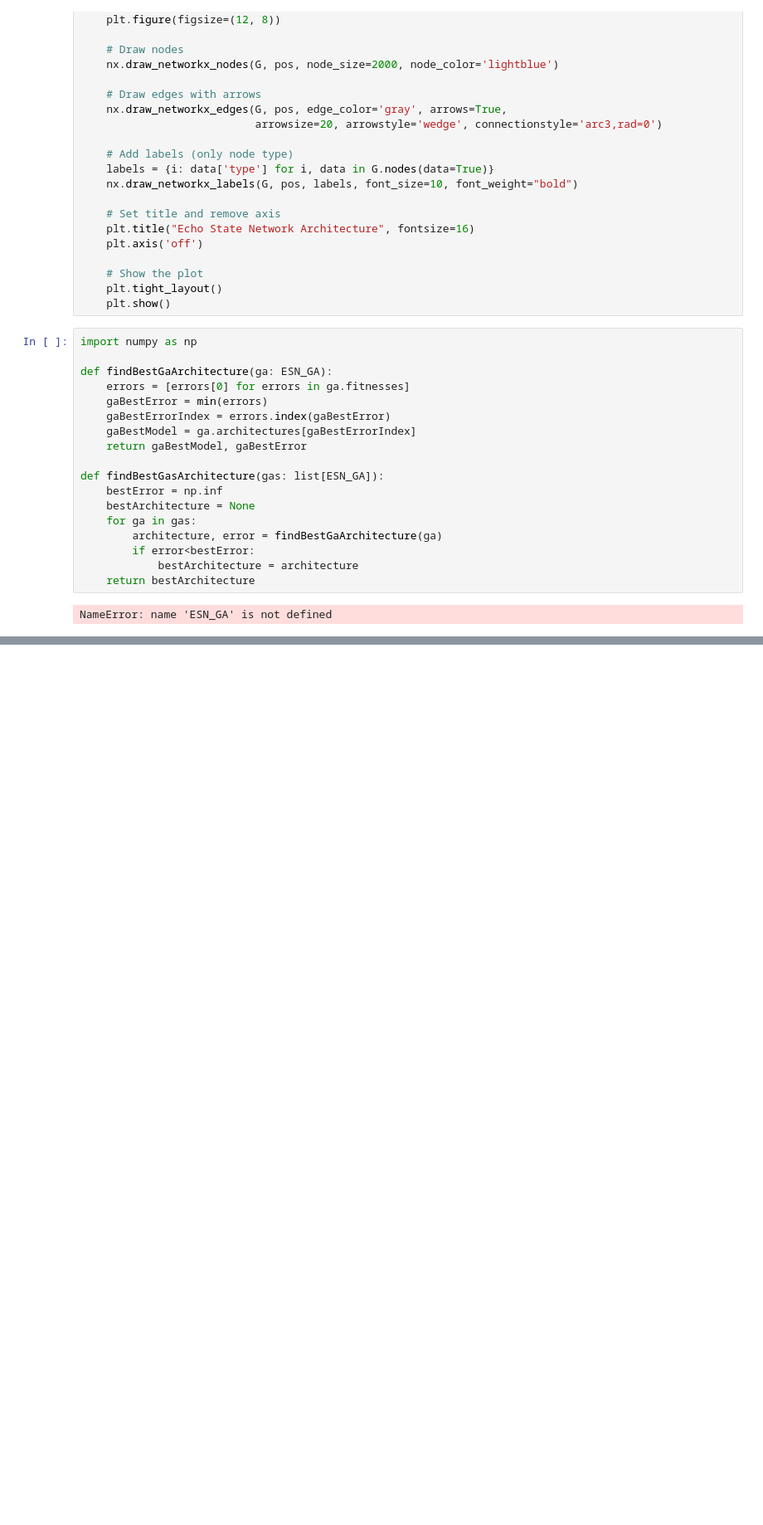
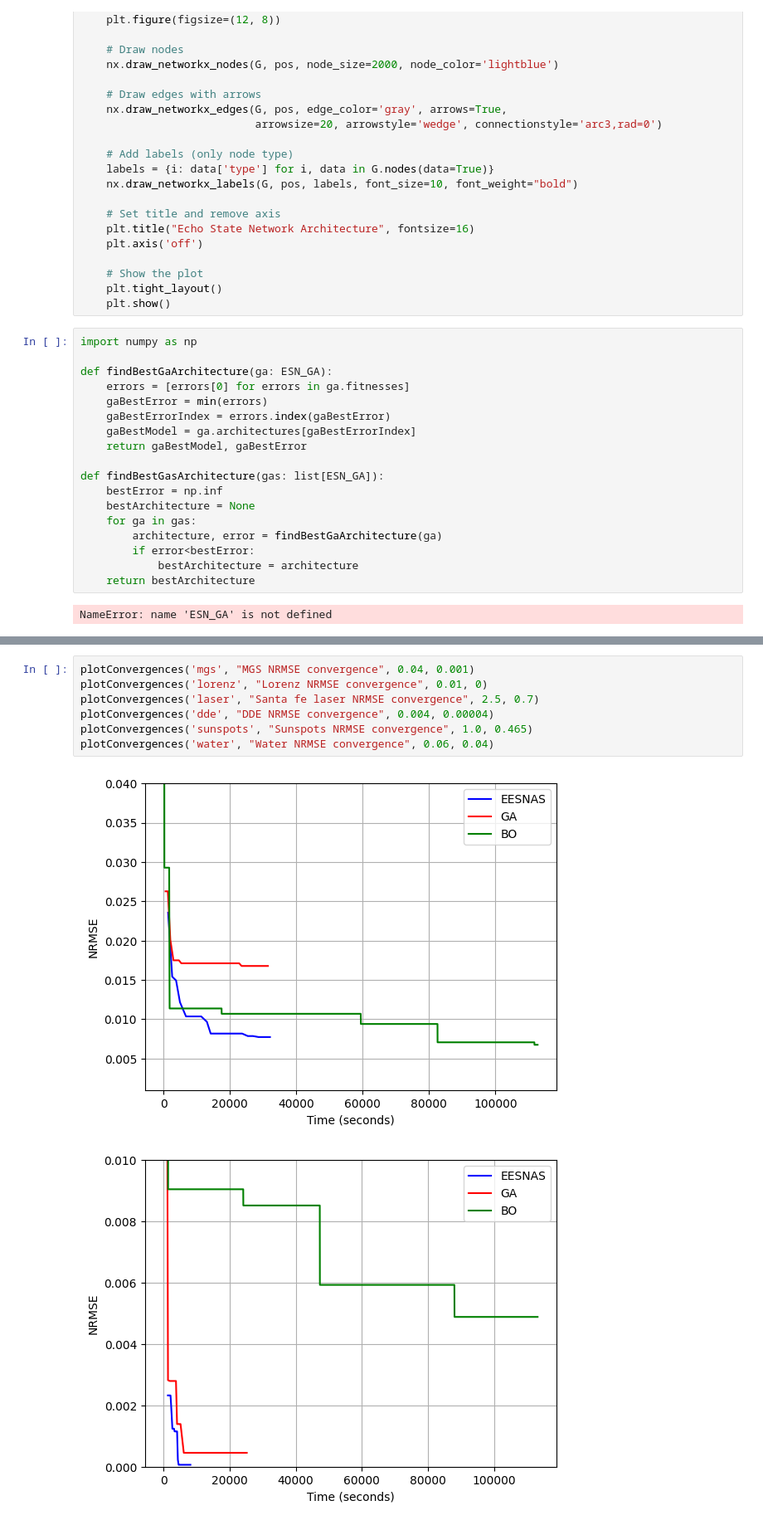
Before and after one commit to aloksGithub/ESN_research, a Jupyter notebook: scripts/visualization.ipynb, the cells around one changed output, grey strips where cells are left out. Shown at 83% size. Drawn from its saved outputs; the diff is of its cells as text; blank space fills up the shorter version.

Commit message:
Update visualization

```diff
--- a/scripts/visualization.ipynb
+++ b/scripts/visualization.ipynb
@@ -232,0 +300,10 @@ FileNotFoundError: [Errno 2] No such file or directory: 'thesis/figures/mgs_conv
+# %%
+plotConvergences('mgs', "MGS NRMSE convergence", 0.04, 0.001)
+plotConvergences('lorenz', "Lorenz NRMSE convergence", 0.01, 0)
+plotConvergences('laser', "Santa fe laser NRMSE convergence", 2.5, 0.7)
+plotConvergences('dde', "DDE NRMSE convergence", 0.004, 0.00004)
+plotConvergences('sunspots', "Sunspots NRMSE convergence", 1.0, 0.465)
+plotConvergences('water', "Water NRMSE convergence", 0.06, 0.04)
+# %% [output]
+[figure, added]
+[figure, added]
```
Also changed, not shown: parts of 4 cells of this notebook.
